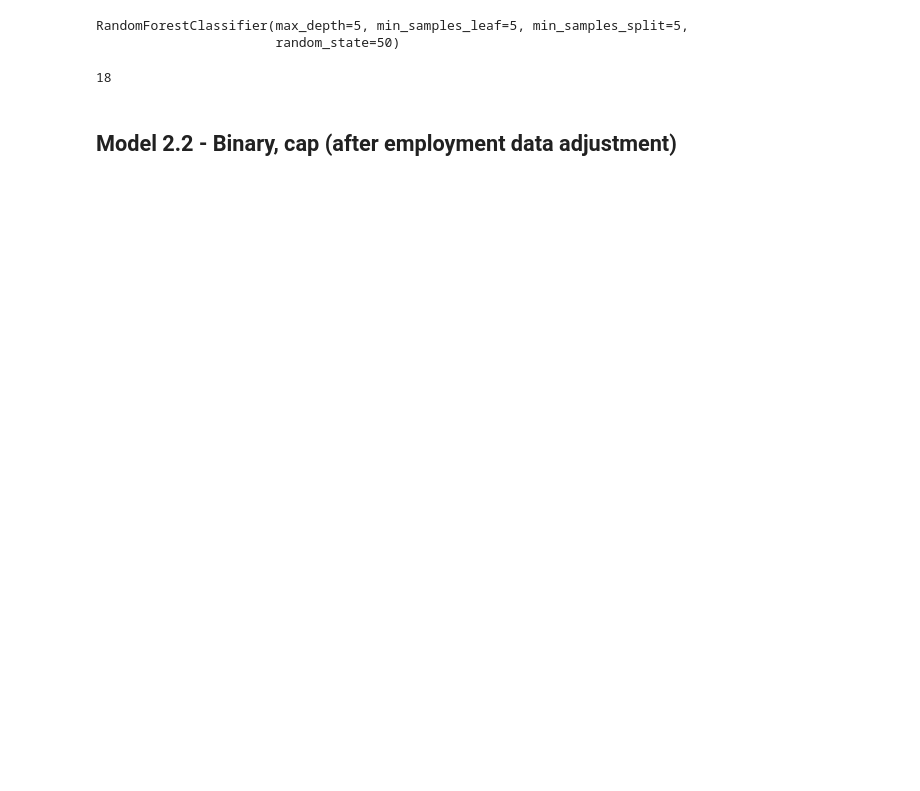
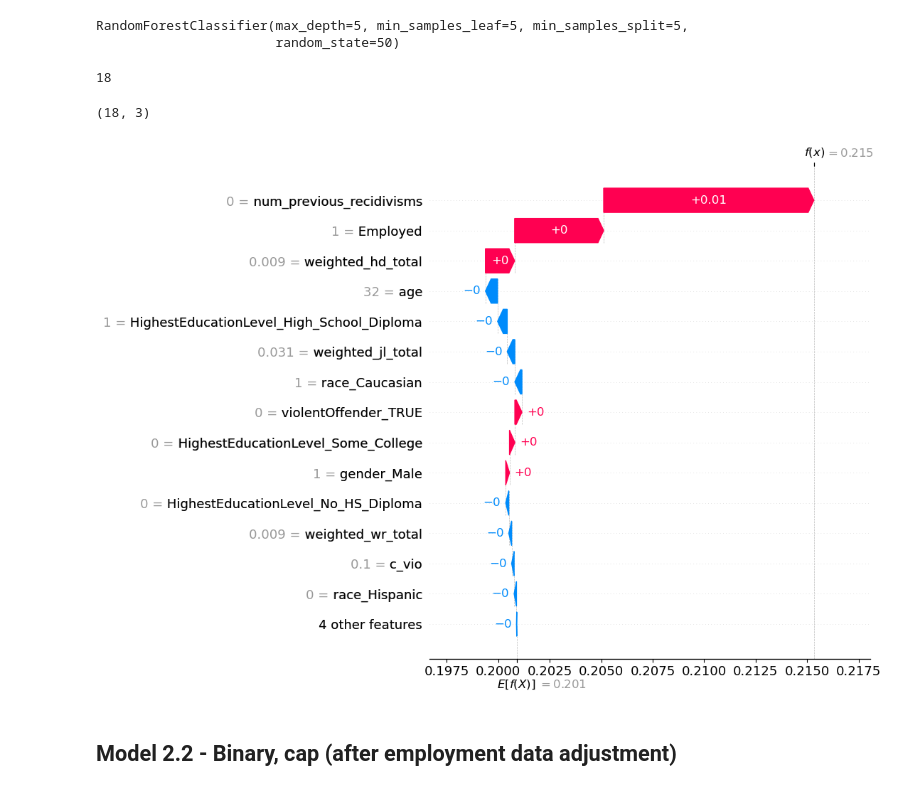
Before and after one commit to qtris123/Generative-AI-and-LLM-in-Healthcare-Operations, a Jupyter notebook: Materials for Papers/Code/inspect_reci_occupancy.ipynb, the cells around one changed output. Drawn from its saved outputs; the diff is of its cells as text; code cells hidden in the pictures; blank space fills up the shorter version.

```diff
--- a/Materials for Papers/Code/inspect_reci_occupancy.ipynb
+++ b/Materials for Papers/Code/inspect_reci_occupancy.ipynb
@@ -150,11 +177,11 @@ from sklearn.ensemble import RandomForestClassifier
 y = my_csv2["placement"]
 X = my_csv2.drop(["placement"], axis = 1)
 X_train2, X_test2, y_train2, y_test2 = train_test_split( X, y, train_size = 0.7, random_state = 50)
-rf2a_2 = RandomForestClassifier(max_depth= 5, max_features = 'sqrt', min_samples_leaf = 5,
+rf2a_gbf = RandomForestClassifier(max_depth= 5, max_features = 'sqrt', min_samples_leaf = 5,
  min_samples_split = 5, n_estimators = 100, random_state= 50)
 #rf2a = RandomForestClassifier(max_depth= None, max_features = 'sqrt', min_samples_leaf = 2,
 # min_samples_split = 2, n_estimators = 230, random_state= 50) # --> 0.94
-rf2a_2.fit(X_train2, y_train2)
+rf2a_gbf.fit(X_train2, y_train2)
 # %% [output]
 RandomForestClassifier(max_depth=5, min_samples_leaf=5, min_samples_split=5,
                        random_state=50)
@@ -165,11 +192,19 @@ len(X_train2.columns)
 # %%
 import shap
 # binary, after data engineer dataset and cost multiplication, 18 features (Correct)
-explainer2 = shap.TreeExplainer(rf2a_2)
+explainer2 = shap.TreeExplainer(rf2a_gbf)
 shap_values_2 = explainer2(X_train2)
 # shap.plots.beeswarm(shap_values_2[:,:,0], max_display = 16) # Work Release, binary, nocap
 # shap.plots.beeswarm(shap_values_2[:,:,1], max_display = 16) # Home Detention, binary, nocap
 # shap.plots.beeswarm(shap_values_2[:,:,2], max_display = 16) # Jail, binary, nocap
+# %%
+shap_values_2.values[0].shape
+# %% [output]
+(18, 3)
+# %%
+shap.plots.waterfall(shap_values_2[0,:,1], max_display= 15)
+# %% [output]
+[figure, added]
 # %% [markdown]
 ## Model 2.2 - Binary, cap (after employment data adjustment)
 # %%
```
Also changed, not shown: parts of 6 cells of this notebook.
